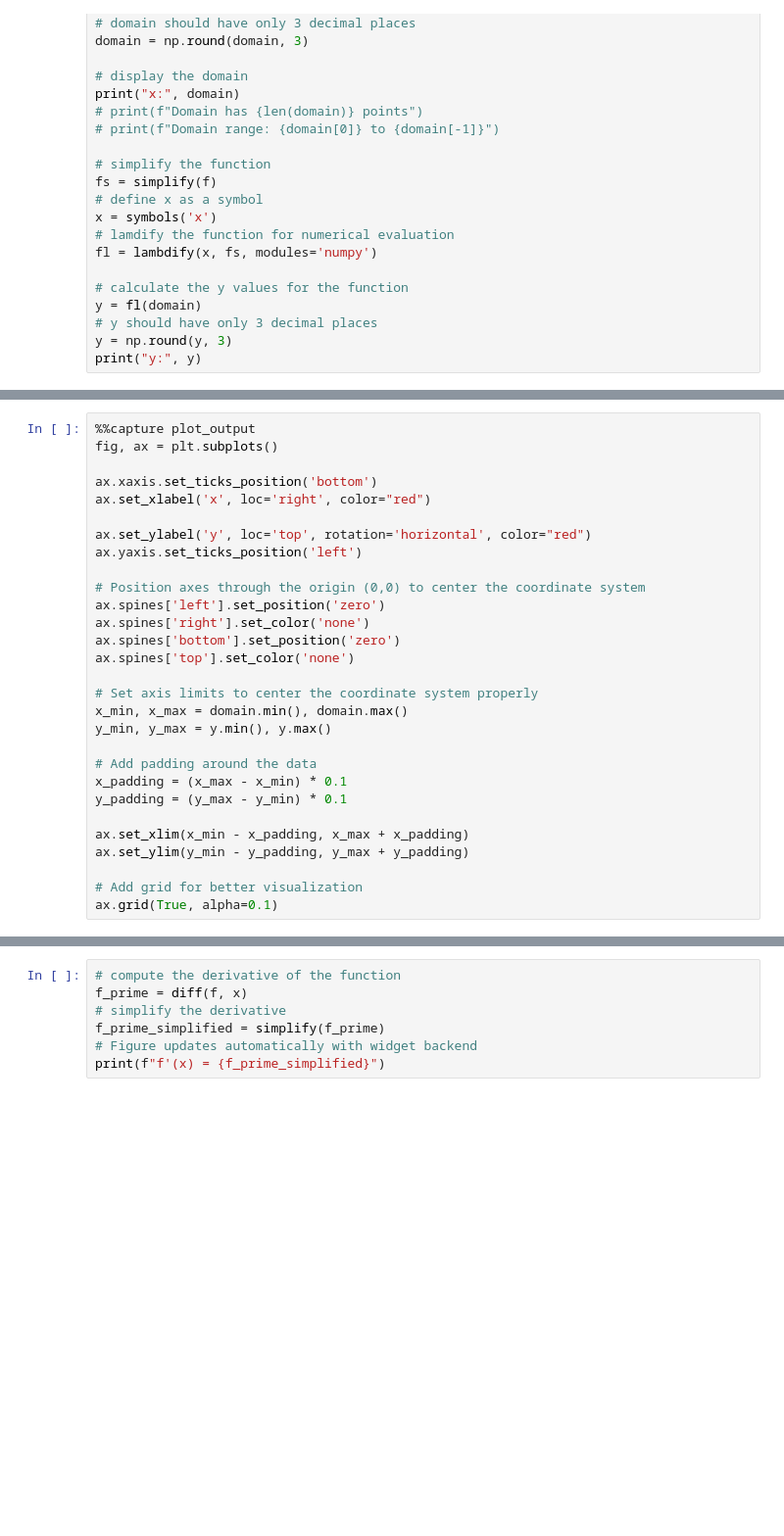
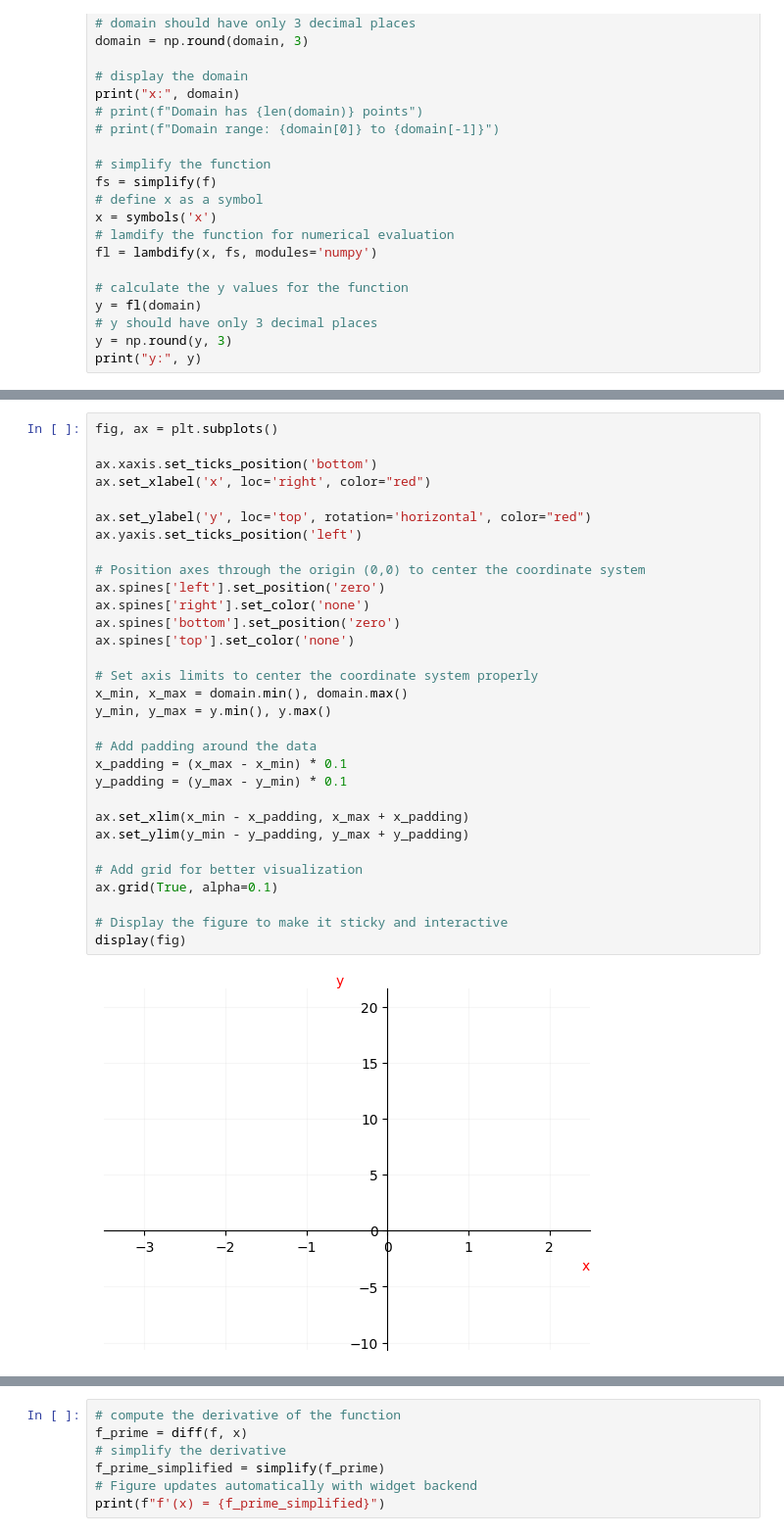
Before and after one commit to lucianhanga/calculus.function.ploting.matplotlib, a Jupyter notebook: calculus/mean.value.theorem.ipynb, the cells around one changed output, grey strips where cells are left out. Shown at 98% size. Saved outputs shown, nothing was run; the diff lists cells and outputs as text; blank space fills up the shorter version.

```diff
--- a/calculus/mean.value.theorem.ipynb
+++ b/calculus/mean.value.theorem.ipynb
@@ -105,29 +122,33 @@ print(domain_output.stdout)
 # %%
-%%capture plot_output
 fig, ax = plt.subplots()
 
 ax.xaxis.set_ticks_position('bottom')
 ax.set_xlabel('x', loc='right', color="red")
 
 ax.set_ylabel('y', loc='top', rotation='horizontal', color="red")
 ax.yaxis.set_ticks_position('left')
 
 # Position axes through the origin (0,0) to center the coordinate system
 ax.spines['left'].set_position('zero')
 ax.spines['right'].set_color('none')
 ax.spines['bottom'].set_position('zero')
 ax.spines['top'].set_color('none')
 
 # Set axis limits to center the coordinate system properly
 x_min, x_max = domain.min(), domain.max()
 y_min, y_max = y.min(), y.max()
 
 # Add padding around the data
 x_padding = (x_max - x_min) * 0.1
 y_padding = (y_max - y_min) * 0.1
 
 ax.set_xlim(x_min - x_padding, x_max + x_padding)
 ax.set_ylim(y_min - y_padding, y_max + y_padding)
 
 # Add grid for better visualization
 ax.grid(True, alpha=0.1)
+
+# Display the figure to make it sticky and interactive
+display(fig)
+# %% [output]
+[figure, added]
```
Also changed, not shown: parts of 10 cells of this notebook.
